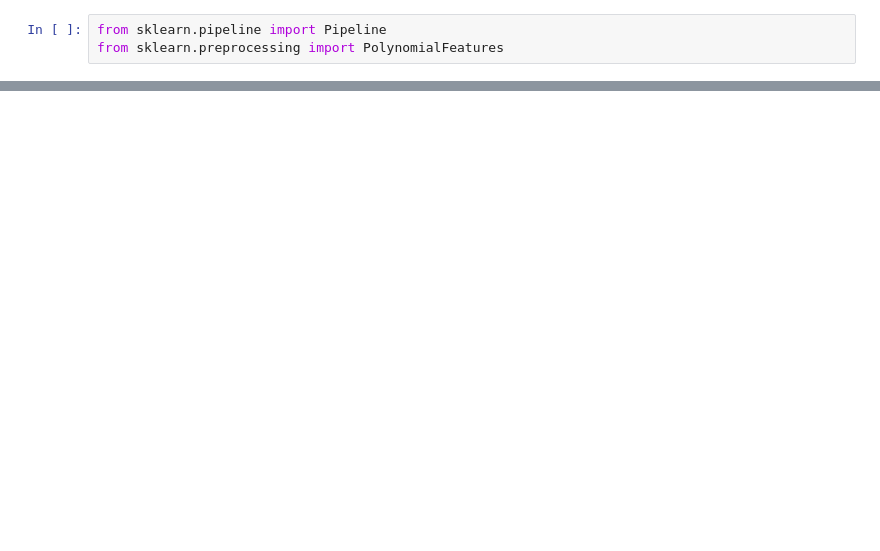
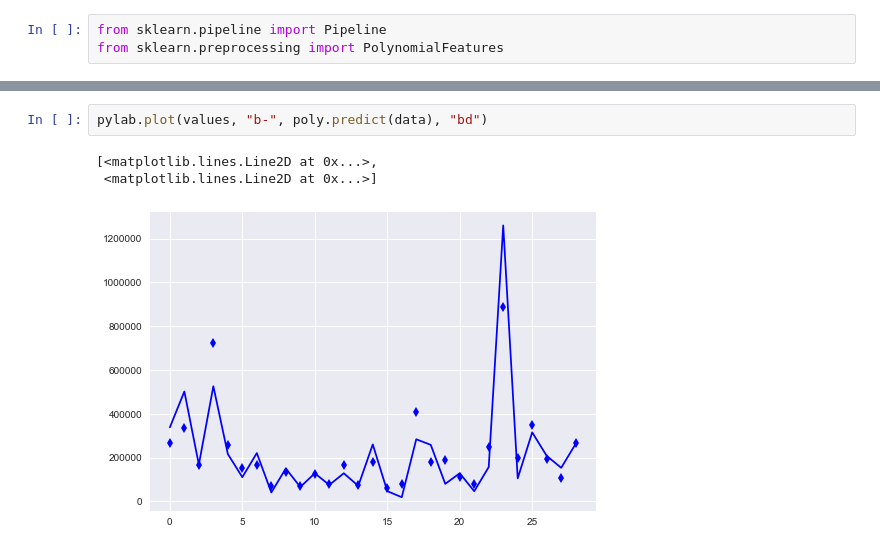
Before and after one commit to shurikkuzmin/DelayCompensation, a Jupyter notebook: process2.ipynb, the cells around one changed output, grey strips where cells are left out. Cells and saved outputs as stored; diff of their text form; blank space fills up the shorter version.

```diff
--- a/process2.ipynb
+++ b/process2.ipynb
@@ -190,0 +225,6 @@ Pipeline(steps=[('poly', PolynomialFeatures(degree=2, include_bias=True, interac
+# %%
+pylab.plot(values, "b-", poly.predict(data), "bd")
+# %% [output]
+[<matplotlib.lines.Line2D at 0x...>,
+ <matplotlib.lines.Line2D at 0x...>]
+[figure, added]
```
Also changed, not shown: parts of 53 cells of this notebook.
